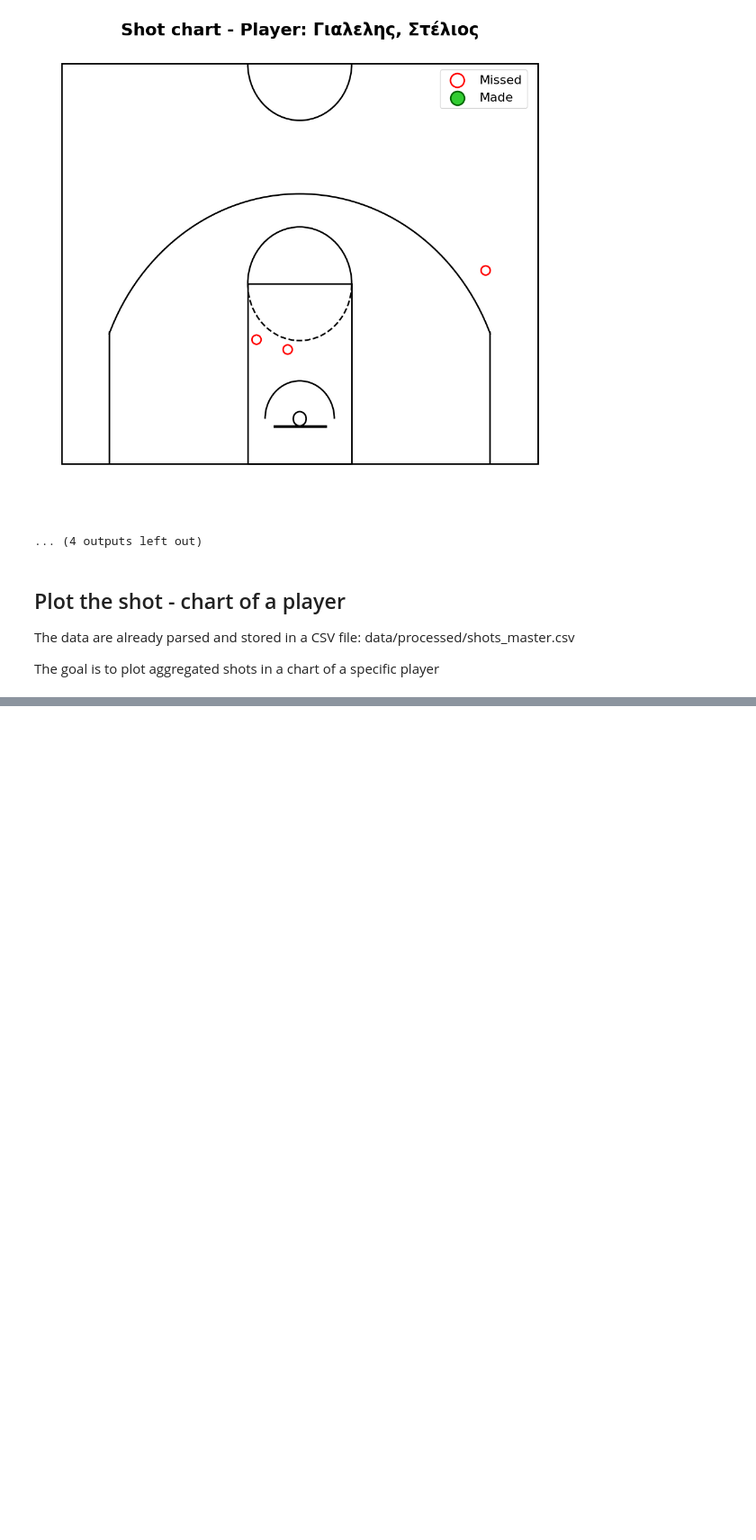
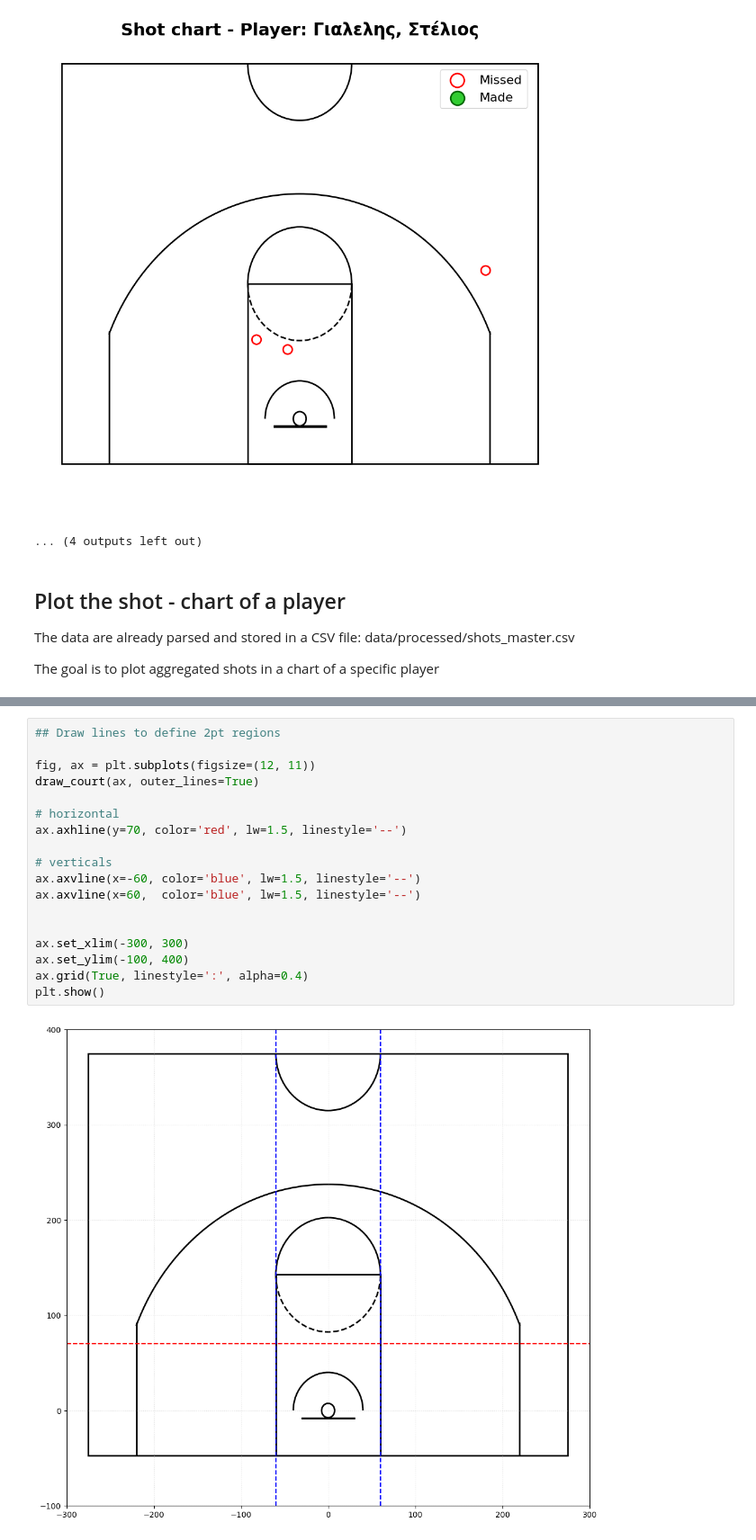
Before and after one commit to nVassakis/basketmaniacs_score_predictor, a Jupyter notebook: notebooks/05_shot_chart.ipynb, the cells around one changed output, grey strips where cells are left out. Shown at 90% size. Saved outputs shown, nothing was run; the diff lists cells and outputs as text; blank space fills up the shorter version.

```diff
--- a/notebooks/05_shot_chart.ipynb
+++ b/notebooks/05_shot_chart.ipynb
@@ -399,0 +430,20 @@ plt.show()
+# %%
+## Draw lines to define 2pt regions
+
+fig, ax = plt.subplots(figsize=(12, 11))
+draw_court(ax, outer_lines=True)
+
+# horizontal
+ax.axhline(y=70, color='red', lw=1.5, linestyle='--')
+
+# verticals
+ax.axvline(x=-60, color='blue', lw=1.5, linestyle='--')
+ax.axvline(x=60,  color='blue', lw=1.5, linestyle='--')
+
+
+ax.set_xlim(-300, 300)
+ax.set_ylim(-100, 400)
+ax.grid(True, linestyle=':', alpha=0.4)
+plt.show()
+# %% [output]
+[figure, added]
```
Also changed, not shown: parts of 20 cells of this notebook.
